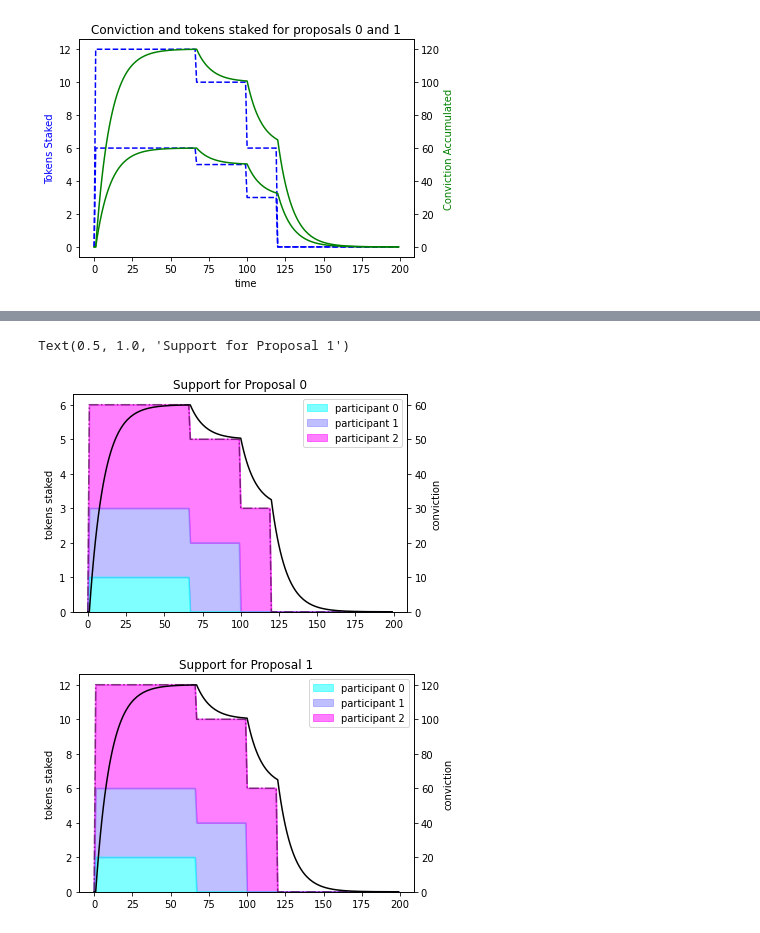
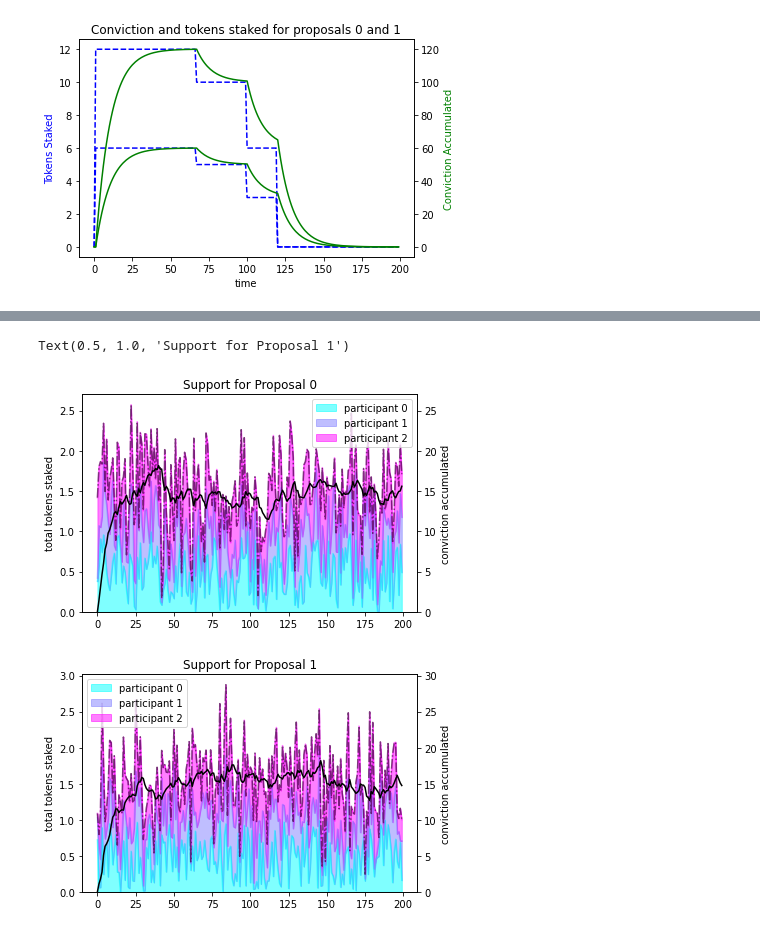
Before and after one commit to 1Hive/conviction-voting-cadcad, a Jupyter notebook: models/v3/Deriving_Alpha.ipynb, the cells around one changed output, grey strips where cells are left out. Cells and saved outputs as stored; diff of their text form; code cells hidden in the pictures.

```diff
--- a/models/v3/Deriving_Alpha.ipynb
+++ b/models/v3/Deriving_Alpha.ipynb
@@ -369,39 +426,40 @@ Text(0.5, 1.0, 'Conviction and tokens staked for proposals 0 and 1')
 # %%
 fig, ax1 = plt.subplots()
 ax2 = ax1.twinx()
 
-pd.DataFrame(mimo_step_down[:,:,0], columns = ['participant 0', 'participant 1', 'participant 2']).plot(kind='area', alpha = .5, cmap = 'cool', ax=ax1)
-ax1.plot(time, np.sum(mimo_step_down[:,:,0],1), 'k-.', alpha=.5)
+pd.DataFrame(mimo_noisy[:,:,0], columns = ['participant 0', 'participant 1', 'participant 2']).plot(kind='area', alpha = .5, cmap = 'cool', ax=ax1)
+ax1.plot(time, np.sum(mimo_noisy[:,:,0],1), 'k-.', alpha=.5)
 plt.xlabel('time')
-plt.ylabel('stake')
+plt.ylabel('total tokens staked')
 plt.title('step_up tokens staked for proposal 0')
-ax2.plot(time, mimo_step_down_response[:,0], 'k-')
+
+ax2.plot(time, mimo_noisy_response[:,0], 'k')
 ylim= ax1.get_ylim()
 ax2.set_ylim(0, ylim[1]/(1-alpha))
 
 plt.xlabel('time')
-ax1.set_ylabel('tokens staked')
-ax2.set_ylabel('conviction')
+ax1.set_ylabel('total tokens staked')
+ax2.set_ylabel('conviction accumulated')
 plt.title('Support for Proposal 0')
 
 fig, ax1 = plt.subplots()
 ax2 = ax1.twinx()
 
-pd.DataFrame(mimo_step_down[:,:,1], columns = ['participant 0', 'participant 1', 'participant 2']).plot(kind='area', alpha = .5, cmap = 'cool', ax=ax1)
-ax1.plot(time, np.sum(mimo_step_down[:,:,1],1), 'k-.', alpha=.5)
+pd.DataFrame(mimo_noisy[:,:,1], columns = ['participant 0', 'participant 1', 'participant 2']).plot(kind='area', alpha = .5, cmap = 'cool', ax=ax1)
+ax1.plot(time, np.sum(mimo_noisy[:,:,1],1), 'k-.', alpha=.5)
 plt.xlabel('time')
-plt.ylabel('stake')
+plt.ylabel('total tokens staked')
 plt.title('step_up tokens staked for proposal 1')
 
-ax2.plot(time, mimo_step_down_response[:,1], 'k-')
+ax2.plot(time, mimo_noisy_response[:,1], 'k')
 ylim= ax1.get_ylim()
 ax2.set_ylim(0, ylim[1]/(1-alpha))
 
 plt.xlabel('time')
-ax1.set_ylabel('tokens staked')
-ax2.set_ylabel('conviction')
+ax1.set_ylabel('total tokens staked')
+ax2.set_ylabel('conviction accumulated')
 plt.title('Support for Proposal 1')
 # %% [output]
 Text(0.5, 1.0, 'Support for Proposal 1')
-[figure, old version]
+[figure, new version]
-[figure, old version]
+[figure, new version]
```
Also changed, not shown: parts of 23 cells of this notebook.
